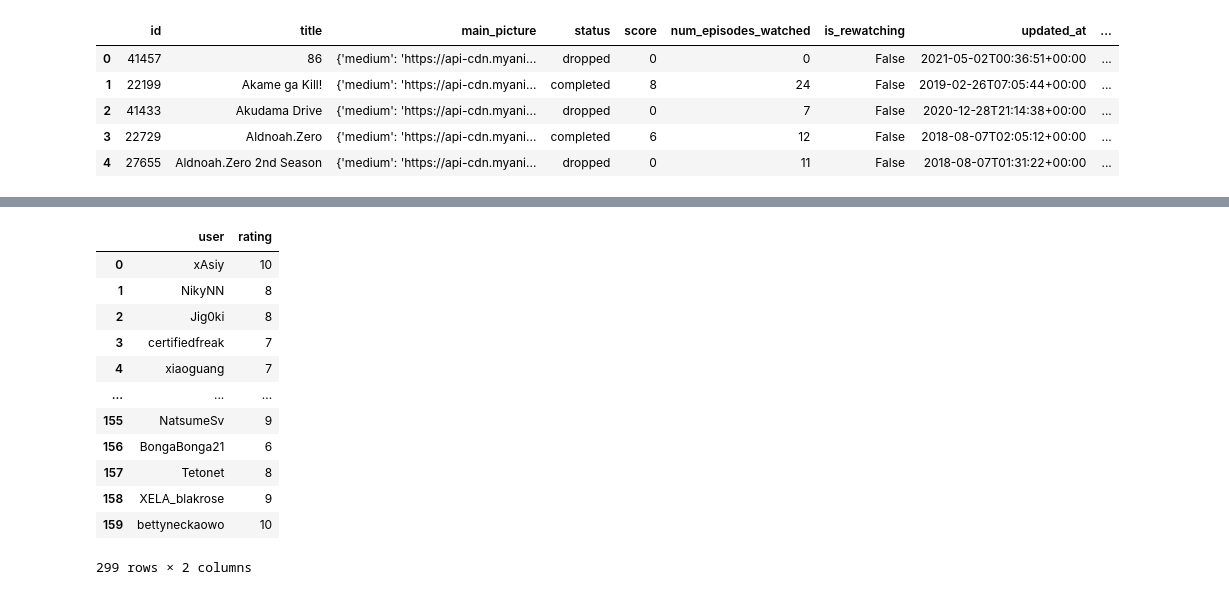
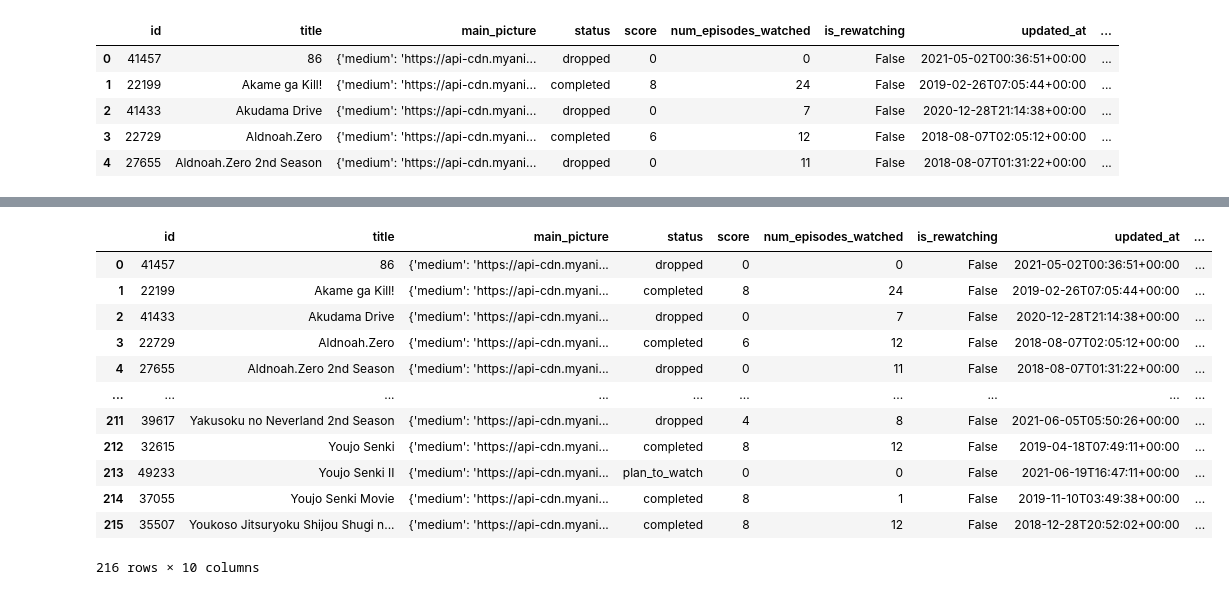
Before and after one commit to MALBuddy/MALBuddy, a Jupyter notebook: get_similar_user_ratings.ipynb, the cells around one changed output, grey strips where cells are left out. Saved outputs shown, nothing was run; the diff lists cells and outputs as text; code cells hidden in the pictures.

```diff
--- a/get_similar_user_ratings.ipynb
+++ b/get_similar_user_ratings.ipynb
@@ -191,16 +23,16 @@ r1
-# %%
-pd.concat([r1,r2])
-# %% [output]
-|  | user | rating |
-| 0 | xAsiy | 10 |
-| 1 | NikyNN | 8 |
-| 2 | Jig0ki | 8 |
-| 3 | certifiedfreak | 7 |
-| 4 | xiaoguang | 7 |
-| ... | ... | ... |
-| 155 | NatsumeSv | 9 |
-| 156 | BongaBonga21 | 6 |
-| 157 | Tetonet | 8 |
-| 158 | XELA_blakrose | 9 |
-| 159 | bettyneckaowo | 10 |
-299 rows × 2 columns
+# %%
+anime_list
+# %% [output]
+|  | id | title | main_picture | status | score | num_episodes_watched | is_rewatching | updated_at | ... |
+| 0 | 41457 | 86 | {'medium': 'https://api-cdn.myani... | dropped | 0 | 0 | False | 2021-05-02T00:36:51+00:00 | ... |
+| 1 | 22199 | Akame ga Kill! | {'medium': 'https://api-cdn.myani... | completed | 8 | 24 | False | 2019-02-26T07:05:44+00:00 | ... |
+| 2 | 41433 | Akudama Drive | {'medium': 'https://api-cdn.myani... | dropped | 0 | 7 | False | 2020-12-28T21:14:38+00:00 | ... |
+| 3 | 22729 | Aldnoah.Zero | {'medium': 'https://api-cdn.myani... | completed | 6 | 12 | False | 2018-08-07T02:05:12+00:00 | ... |
+| 4 | 27655 | Aldnoah.Zero 2nd Season | {'medium': 'https://api-cdn.myani... | dropped | 0 | 11 | False | 2018-08-07T01:31:22+00:00 | ... |
+| ... | ... | ... | ... | ... | ... | ... | ... | ... | ... |
+| 211 | 39617 | Yakusoku no Neverland 2nd Season | {'medium': 'https://api-cdn.myani... | dropped | 4 | 8 | False | 2021-06-05T05:50:26+00:00 | ... |
+| 212 | 32615 | Youjo Senki | {'medium': 'https://api-cdn.myani... | completed | 8 | 12 | False | 2019-04-18T07:49:11+00:00 | ... |
+| 213 | 49233 | Youjo Senki II | {'medium': 'https://api-cdn.myani... | plan_to_watch | 0 | 0 | False | 2021-06-19T16:47:11+00:00 | ... |
+| 214 | 37055 | Youjo Senki Movie | {'medium': 'https://api-cdn.myani... | completed | 8 | 1 | False | 2019-11-10T03:49:38+00:00 | ... |
+| 215 | 35507 | Youkoso Jitsuryoku Shijou Shugi n... | {'medium': 'https://api-cdn.myani... | completed | 8 | 12 | False | 2018-12-28T20:52:02+00:00 | ... |
+216 rows × 10 columns
```
Also changed, not shown: parts of 24 cells of this notebook, 2 other files.
